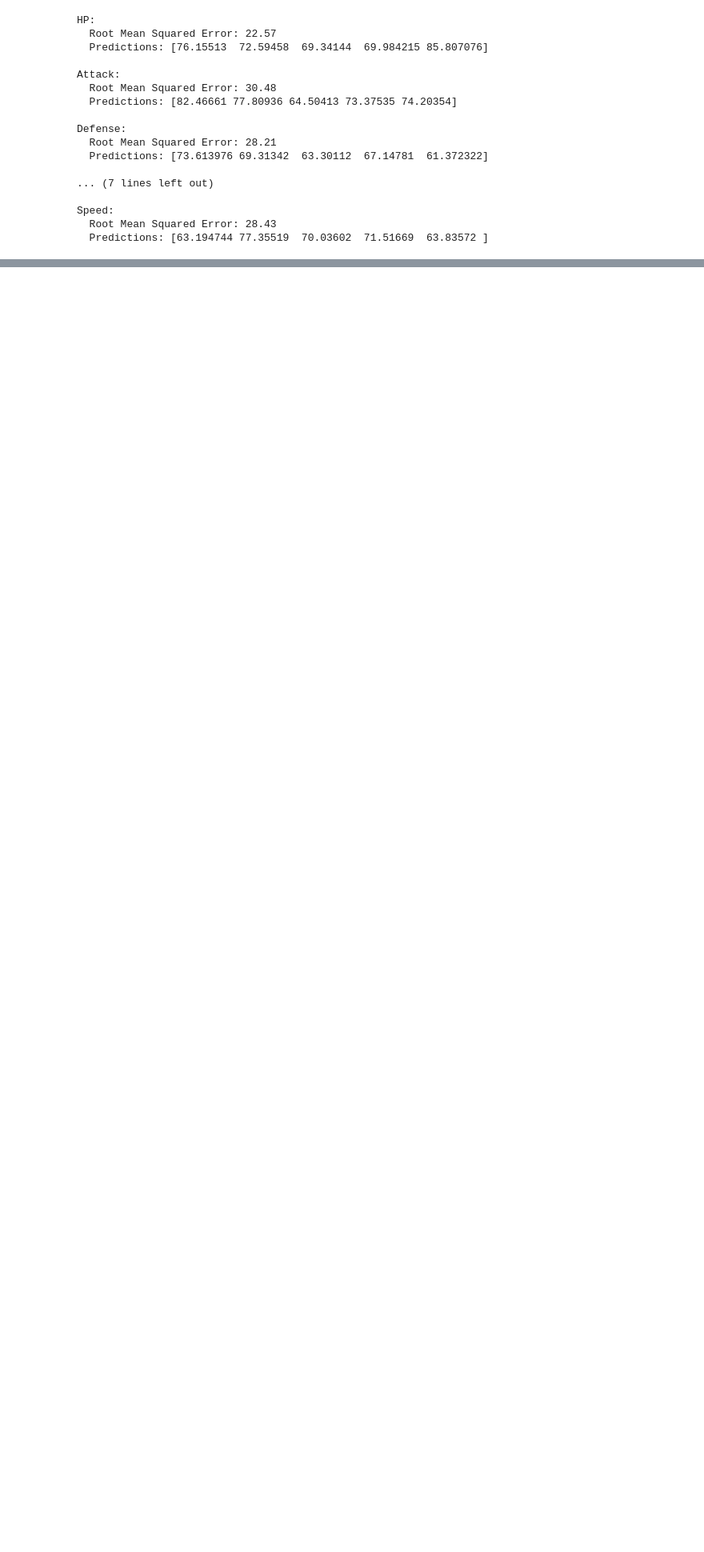
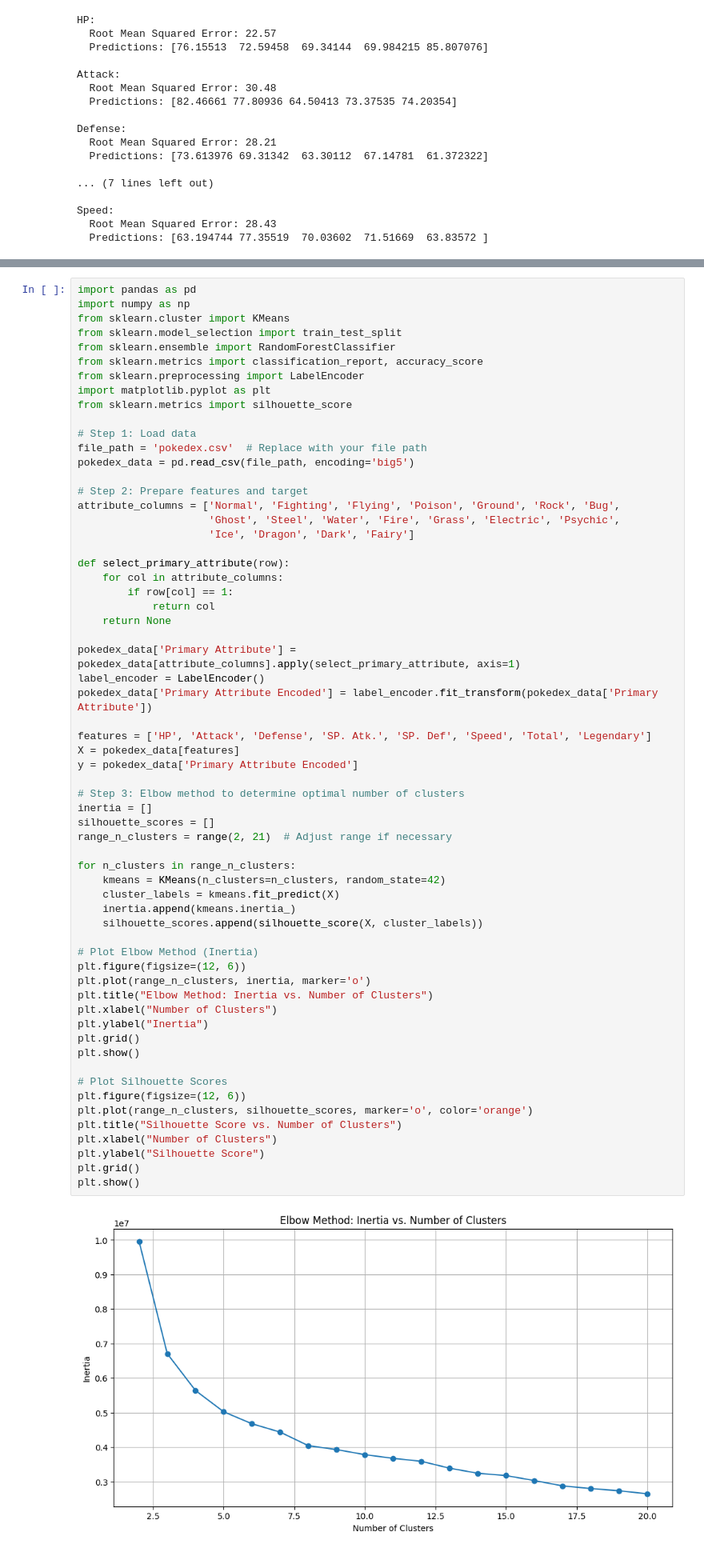
Before and after one commit to oreo-cloud/data-mining-final-project, a Jupyter notebook: final.ipynb, the cells around one changed output, grey strips where cells are left out. Shown at 80% size. Cells and saved outputs as stored; diff of their text form; blank space fills up the shorter version.

```diff
--- a/final.ipynb
+++ b/final.ipynb
@@ -140,0 +143,64 @@ Speed:
+# %%
+import pandas as pd
+import numpy as np
+from sklearn.cluster import KMeans
+from sklearn.model_selection import train_test_split
+from sklearn.ensemble import RandomForestClassifier
+from sklearn.metrics import classification_report, accuracy_score
+from sklearn.preprocessing import LabelEncoder
+import matplotlib.pyplot as plt
+from sklearn.metrics import silhouette_score
+
+# Step 1: Load data
+file_path = 'pokedex.csv'  # Replace with your file path
+pokedex_data = pd.read_csv(file_path, encoding='big5')
+
+# Step 2: Prepare features and target
+attribute_columns = ['Normal', 'Fighting', 'Flying', 'Poison', 'Ground', 'Rock', 'Bug',
+                     'Ghost', 'Steel', 'Water', 'Fire', 'Grass', 'Electric', 'Psychic',
+                     'Ice', 'Dragon', 'Dark', 'Fairy']
+
+def select_primary_attribute(row):
+    for col in attribute_columns:
+        if row[col] == 1:
+            return col
+    return None
+
+pokedex_data['Primary Attribute'] = pokedex_data[attribute_columns].apply(select_primary_attribute, axis=1)
+label_encoder = LabelEncoder()
+pokedex_data['Primary Attribute Encoded'] = label_encoder.fit_transform(pokedex_data['Primary Attribute'])
+
+features = ['HP', 'Attack', 'Defense', 'SP. Atk.', 'SP. Def', 'Speed', 'Total', 'Legendary']
+X = pokedex_data[features]
+y = pokedex_data['Primary Attribute Encoded']
+
+# Step 3: Elbow method to determine optimal number of clusters
+inertia = []
+silhouette_scores = []
+range_n_clusters = range(2, 21)  # Adjust range if necessary
+
+for n_clusters in range_n_clusters:
+    kmeans = KMeans(n_clusters=n_clusters, random_state=42)
+    cluster_labels = kmeans.fit_predict(X)
+    inertia.append(kmeans.inertia_)
+    silhouette_scores.append(silhouette_score(X, cluster_labels))
+
+# Plot Elbow Method (Inertia)
+plt.figure(figsize=(12, 6))
+plt.plot(range_n_clusters, inertia, marker='o')
+plt.title("Elbow Method: Inertia vs. Number of Clusters")
+plt.xlabel("Number of Clusters")
+plt.ylabel("Inertia")
+plt.grid()
+plt.show()
+
+# Plot Silhouette Scores
+plt.figure(figsize=(12, 6))
+plt.plot(range_n_clusters, silhouette_scores, marker='o', color='orange')
+plt.title("Silhouette Score vs. Number of Clusters")
+plt.xlabel("Number of Clusters")
+plt.ylabel("Silhouette Score")
+plt.grid()
+plt.show()
+# %% [output]
+[figure, added]
```
Also changed, not shown: parts of 4 cells of this notebook, 2 other files.
